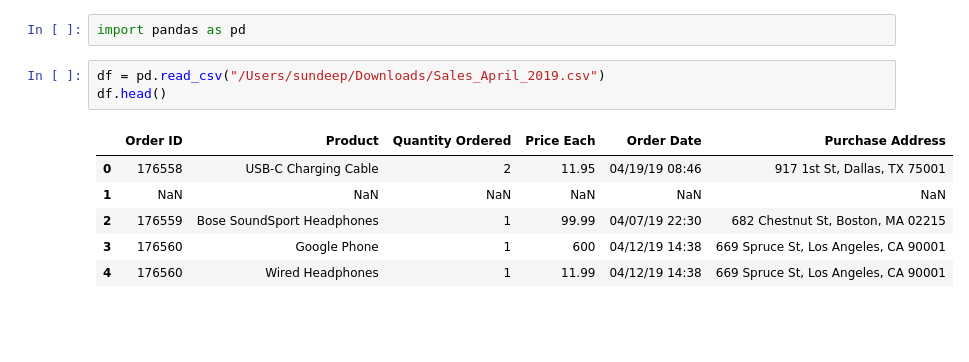
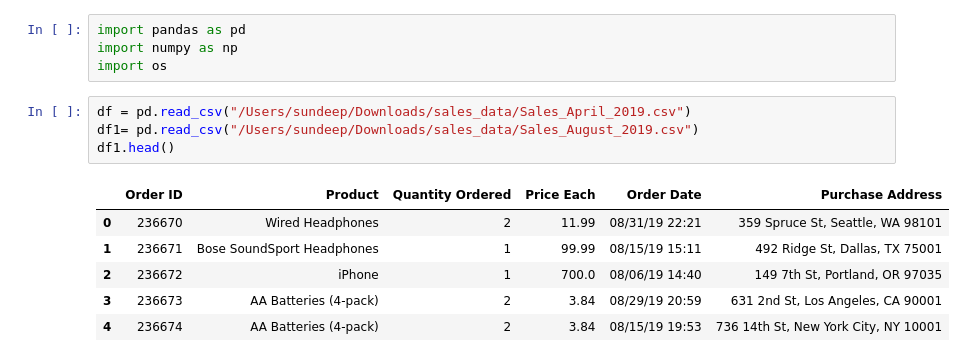
Before and after one commit to ksundeepone/Sales-analysis-with-EDA, a Jupyter notebook: EDA.ipynb, the cells around one changed output. Cells and saved outputs as stored; diff of their text form; blank space fills up the shorter version.

```diff
--- a/EDA.ipynb
+++ b/EDA.ipynb
@@ -1,12 +1,15 @@
 # %%
 import pandas as pd
+import numpy as np
+import os
 # %%
-df = pd.read_csv("/Users/sundeep/Downloads/Sales_April_2019.csv")
-df.head()
+df = pd.read_csv("/Users/sundeep/Downloads/sales_data/Sales_April_2019.csv")
+df1= pd.read_csv("/Users/sundeep/Downloads/sales_data/Sales_August_2019.csv")
+df1.head()
 # %% [output]
 |  | Order ID | Product | Quantity Ordered | Price Each | Order Date | Purchase Address |
-| 0 | 176558 | USB-C Charging Cable | 2 | 11.95 | 04/19/19 08:46 | 917 1st St, Dallas, TX 75001 |
-| 1 | NaN | NaN | NaN | NaN | NaN | NaN |
-| 2 | 176559 | Bose SoundSport Headphones | 1 | 99.99 | 04/07/19 22:30 | 682 Chestnut St, Boston, MA 02215 |
-| 3 | 176560 | Google Phone | 1 | 600 | 04/12/19 14:38 | 669 Spruce St, Los Angeles, CA 90001 |
-| 4 | 176560 | Wired Headphones | 1 | 11.99 | 04/12/19 14:38 | 669 Spruce St, Los Angeles, CA 90001 |
+| 0 | 236670 | Wired Headphones | 2 | 11.99 | 08/31/19 22:21 | 359 Spruce St, Seattle, WA 98101 |
+| 1 | 236671 | Bose SoundSport Headphones | 1 | 99.99 | 08/15/19 15:11 | 492 Ridge St, Dallas, TX 75001 |
+| 2 | 236672 | iPhone | 1 | 700.0 | 08/06/19 14:40 | 149 7th St, Portland, OR 97035 |
+| 3 | 236673 | AA Batteries (4-pack) | 2 | 3.84 | 08/29/19 20:59 | 631 2nd St, Los Angeles, CA 90001 |
+| 4 | 236674 | AA Batteries (4-pack) | 2 | 3.84 | 08/15/19 19:53 | 736 14th St, New York City, NY 10001 |
```
Also changed, not shown: parts of 24 cells of this notebook.
